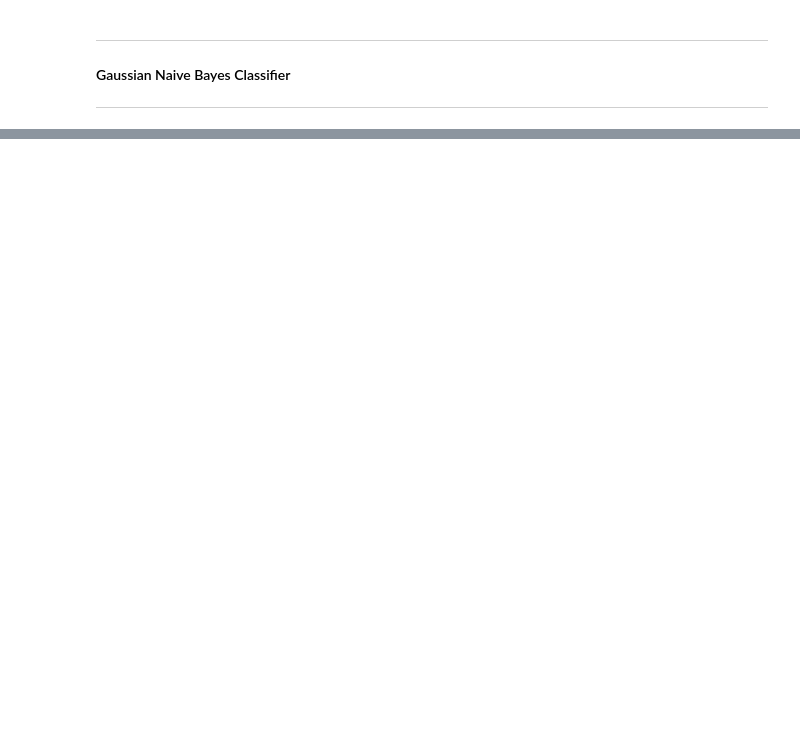
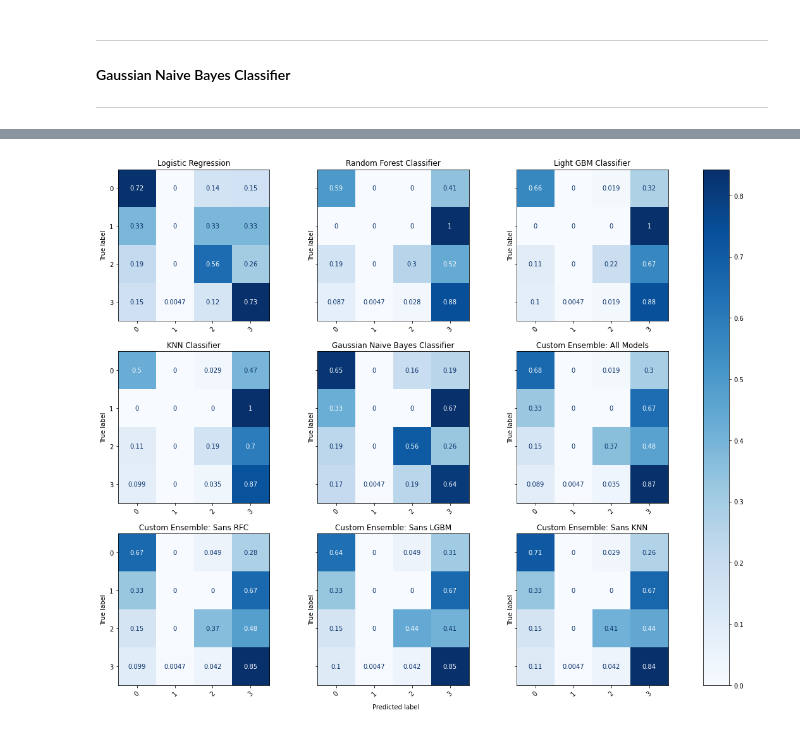
Before and after one commit to ainesh1993/riskyspacebusiness, a Jupyter notebook: notebooks/ModelRiskClass.ipynb, the cells around one changed output, grey strips where cells are left out. Saved outputs shown, nothing was run; the diff lists cells and outputs as text; code cells hidden in the pictures; blank space fills up the shorter version.

```diff
--- a/notebooks/ModelRiskClass.ipynb
+++ b/notebooks/ModelRiskClass.ipynb
@@ -890,0 +947,3 @@ print(lgb_metrics)
+# %%
+best_lgb_aug, lgb_pred_aug, lgb_metrics_aug = model_lgbmclassifier_tuned(X_train_aug, y_train_aug, X_test_aug, y_test_aug)
+print(lgb_metrics)
@@ -916,0 +1030,10 @@ print(gnb_metrics_aug)
+# %%
+# create a custom ensemble of all models except for RFC
+estimators_sans_rfc_aug = [('lm', best_lm_aug), ('lgb', best_lgb_aug), ('knn', best_knn_aug), ('gnb', best_gnb_aug)]
+ensemble_sans_rfc_aug = VotingClassifier(estimators_sans_rfc_aug, voting='soft')
+
+#fit model to training data
+ensemble_sans_rfc_aug.fit(X_train_aug, y_train_aug)
+pred_sans_rfc_aug = ensemble_sans_rfc_aug.predict(X_test_aug)
+
+print(classification_report(y_test_aug, pred_sans_rfc_aug, digits=3))
@@ -916,0 +1051,10 @@ print(gnb_metrics_aug)
+# %%
+# create a custom ensemble of all models except for LGBM
+estimators_sans_lgb_aug = [('lm', best_lm_aug), ('rfc', best_rfc_aug), ('knn', best_knn_aug), ('gnb', best_gnb_aug)]
+ensemble_sans_lgb_aug = VotingClassifier(estimators_sans_lgb_aug, voting='soft')
+
+#fit model to training data
+ensemble_sans_lgb_aug.fit(X_train_aug, y_train_aug)
+pred_sans_lgb_aug = ensemble_sans_lgb_aug.predict(X_test_aug)
+
+print(classification_report(y_test_aug, pred_sans_lgb_aug, digits=3))
@@ -916,0 +1072,10 @@ print(gnb_metrics_aug)
+# %%
+# create a custom ensemble of all models except for KNN
+estimators_sans_knn_aug = [('lm', best_lm_aug), ('rfc', best_rfc_aug), ('lgb', best_lgb_aug), ('gnb', best_gnb_aug)]
+ensemble_sans_knn_aug = VotingClassifier(estimators_sans_knn_aug, voting='soft')
+
+#fit model to training data
+ensemble_sans_knn_aug.fit(X_train_aug, y_train_aug)
+pred_sans_knn_aug = ensemble_sans_knn_aug.predict(X_test_aug)
+
+print(classification_report(y_test_aug, pred_sans_knn_aug, digits=3))
@@ -916,0 +1099,14 @@ print(gnb_metrics_aug)
+# %%
+pred_dict_aug = {'Logistic Regression': lm_pred_aug,
+                 'Random Forest Classifier': rfc_pred_aug,
+                 'Light GBM Classifier': lgb_pred_aug,
+                 'KNN Classifier': knn_pred_aug,
+                 'Gaussian Naive Bayes Classifier': gnb_pred_aug,
+                 'Custom Ensemble: All Models': pred_all_aug,
+                 'Custom Ensemble: Sans RFC': pred_sans_rfc_aug,
+                 'Custom Ensemble: Sans LGBM': pred_sans_lgb_aug,
+                 'Custom Ensemble: Sans KNN': pred_sans_knn_aug}
+
+print_cms(pred_dict_aug, y_test_aug, normalize='true')
+# %% [output]
+[figure, added]
```
Also changed, not shown: parts of 58 cells of this notebook, 7 other files.
